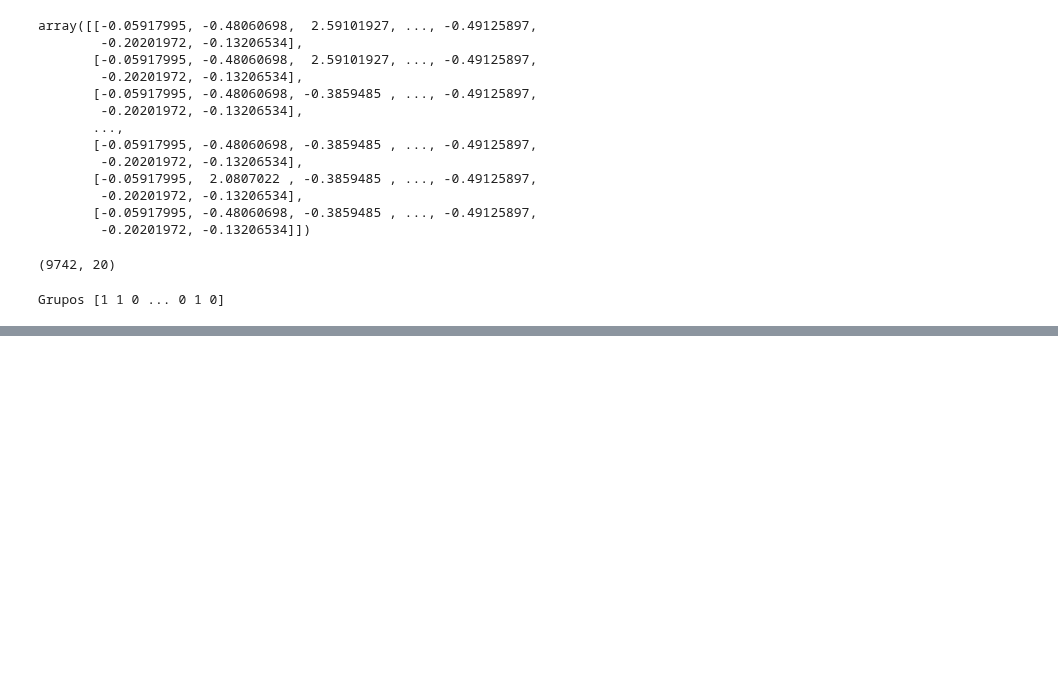
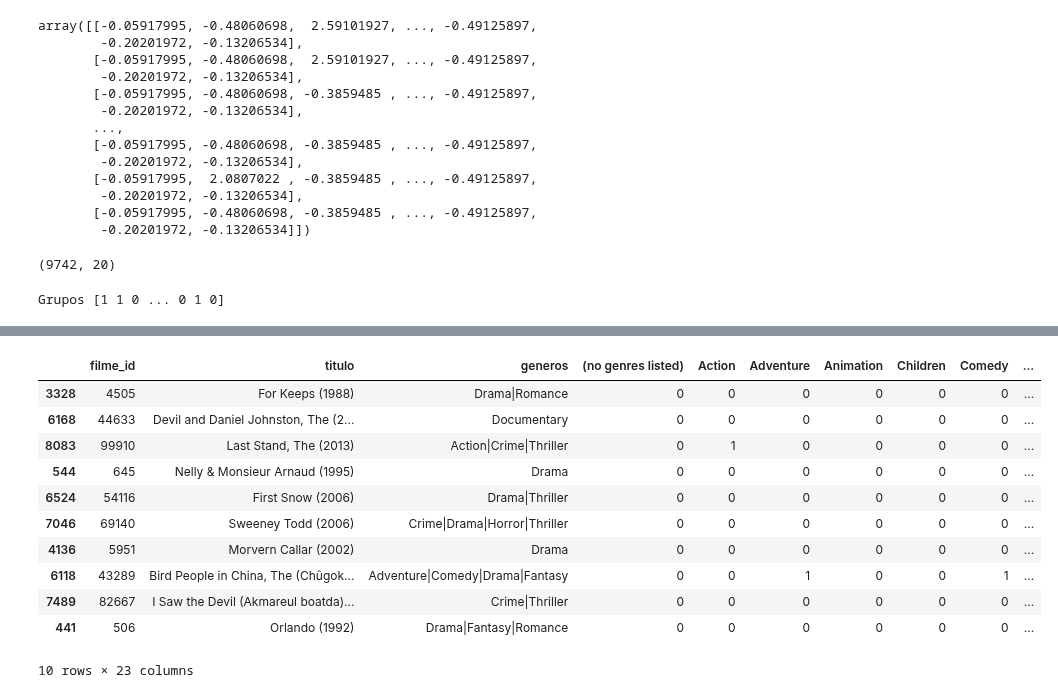
Before and after one commit to lsandrade/alura-ml, a Jupyter notebook: recomendacao filmes.ipynb, the cells around one changed output, grey strips where cells are left out. Cells and saved outputs as stored; diff of their text form; code cells hidden in the pictures; blank space fills up the shorter version.

```diff
--- a/recomendacao filmes.ipynb
+++ b/recomendacao filmes.ipynb
@@ -66,0 +109,15 @@ Grupos [1 1 0 ... 0 1 0]
+# %%
+dados[filtro].sample(10)
+# %% [output]
+|  | filme_id | titulo | generos | (no genres listed) | Action | Adventure | Animation | Children | Comedy | ... |
+| 3328 | 4505 | For Keeps (1988) | Drama|Romance | 0 | 0 | 0 | 0 | 0 | 0 | ... |
+| 6168 | 44633 | Devil and Daniel Johnston, The (2... | Documentary | 0 | 0 | 0 | 0 | 0 | 0 | ... |
+| 8083 | 99910 | Last Stand, The (2013) | Action|Crime|Thriller | 0 | 1 | 0 | 0 | 0 | 0 | ... |
+| 544 | 645 | Nelly & Monsieur Arnaud (1995) | Drama | 0 | 0 | 0 | 0 | 0 | 0 | ... |
+| 6524 | 54116 | First Snow (2006) | Drama|Thriller | 0 | 0 | 0 | 0 | 0 | 0 | ... |
+| 7046 | 69140 | Sweeney Todd (2006) | Crime|Drama|Horror|Thriller | 0 | 0 | 0 | 0 | 0 | 0 | ... |
+| 4136 | 5951 | Morvern Callar (2002) | Drama | 0 | 0 | 0 | 0 | 0 | 0 | ... |
+| 6118 | 43289 | Bird People in China, The (Chûgok... | Adventure|Comedy|Drama|Fantasy | 0 | 0 | 1 | 0 | 0 | 1 | ... |
+| 7489 | 82667 | I Saw the Devil (Akmareul boatda)... | Crime|Thriller | 0 | 0 | 0 | 0 | 0 | 0 | ... |
+| 441 | 506 | Orlando (1992) | Drama|Fantasy|Romance | 0 | 0 | 0 | 0 | 0 | 0 | ... |
+10 rows × 23 columns
```
Also changed, not shown: parts of 4 cells of this notebook.
